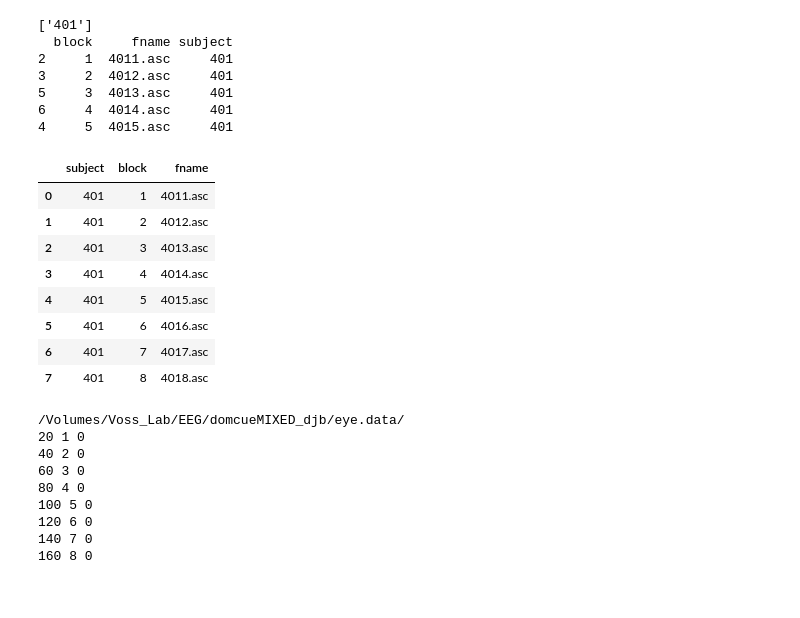
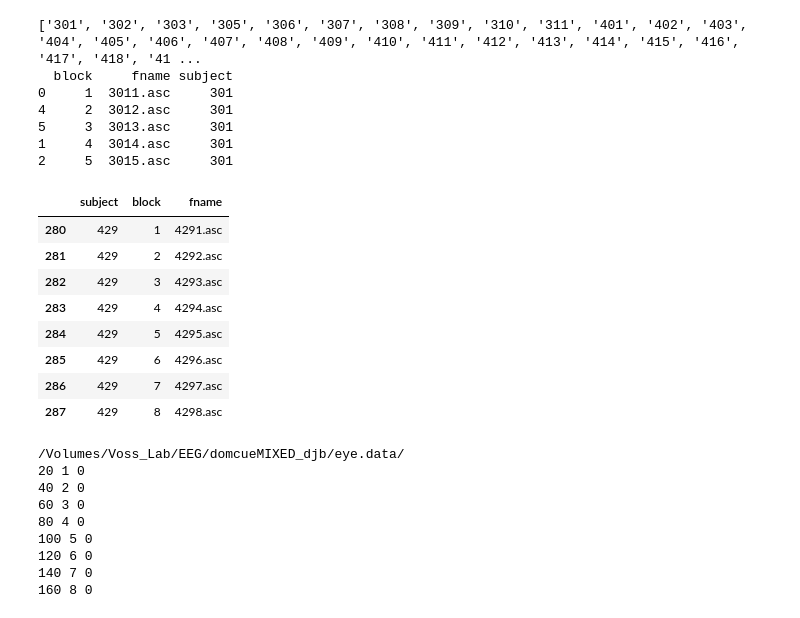
Before and after one commit to donnajobridge/data_visualizations, a Jupyter notebook: domcue/domcue_read_eye_data.ipynb, the cells around one changed output. Cells and saved outputs as stored; diff of their text form; code cells hidden in the pictures.

Commit message:
creating package for domcue eyebehave analysis

```diff
--- a/domcue/domcue_read_eye_data.ipynb
+++ b/domcue/domcue_read_eye_data.ipynb
@@ -4,10 +4,23 @@ import numpy as np
 import seaborn as sns
 import matplotlib.pyplot as plt
 from pathlib import *
+# %%
+
+behavestring = '/Volumes/Voss_Lab/EEG/domcueMIXED_djb/behave.data/'
+behavepath=Path(behavestring)
+
+def get_subids(behavestring):
+    subfiles="*study"
+    sublist = []
+    for filepathobj in behavepath.glob(subfiles):
+        fname=filepathobj.name
+        sub = fname[:3]
+        sublist.append(sub)
+    sublist.sort()
+    return sublist
+subids = get_subids(behavestring)
 # %%
-sub='401'
-subids = ['401']
-behavestring = '/Volumes/Voss_Lab/EEG/domcueMIXED_djb/behave.data/'
+
 
 def set_behavior_path(sub, behavestring):
     extra='study'
@@ -54,54 +74,55 @@ def apply_adjust_pres_coords(behavearray):
 
 behavearray = apply_adjust_pres_coords(behavearray)
 # %%
+sub='429'
 eyestring = '/Volumes/Voss_Lab/EEG/domcueMIXED_djb/eye.data/'
 eyepath=Path(eyestring)
-
 def parse_eye_filename(pathobject):
     fname=pathobject.name
     parts=fname.split(".")[0]
     subject=parts[:3]
     block=parts[3:4]
     subdict={"subject":subject, "block":block, "fname":fname}
     return subdict
 
 def get_eye_files(subids,eyepath):
     """ returns master dataframe including eye file name, block, phase, subid
     input list of subject strings, Path object pointing to eye files
     """
     print(subids)
     substrings=[s+"*.asc" for s in subids]
     subinfo=[]
     for s in substrings:
         for filepathobj in eyepath.glob(s):
             subdict=parse_eye_filename(filepathobj)
             subinfo.append(subdict)
 
     masterdf=pd.DataFrame(subinfo).sort_values(by=["subject","block"])
     print(masterdf.head())
     masterdf=masterdf[["subject","block","fname"]]
     masterdf.index=range(len(masterdf))
     return masterdf
 
 masterdf = get_eye_files(subids,eyepath)
-masterdf
+eye_sub = masterdf[masterdf['subject']==sub]
+eye_sub
 # %% [output]
-['401']
+['301', '302', '303', '305', '306', '307', '308', '309', '310', '311', '401', '402', '403', '404', '405', '406', '407', '408', '409', '410', '411', '412', '413', '414', '415', '416', '417', '418', '41 ...
   block     fname subject
-2     1  4011.asc     401
-3     2  4012.asc     401
-5     3  4013.asc     401
-6     4  4014.asc     401
-4     5  4015.asc     401
+0     1  3011.asc     301
+4     2  3012.asc     301
+5     3  3013.asc     301
+1     4  3014.asc     301
+2     5  3015.asc     301
 |  | subject | block | fname |
-| 0 | 401 | 1 | 4011.asc |
-| 1 | 401 | 2 | 4012.asc |
-| 2 | 401 | 3 | 4013.asc |
-| 3 | 401 | 4 | 4014.asc |
-| 4 | 401 | 5 | 4015.asc |
-| 5 | 401 | 6 | 4016.asc |
-| 6 | 401 | 7 | 4017.asc |
-| 7 | 401 | 8 | 4018.asc |
+| 280 | 429 | 1 | 4291.asc |
+| 281 | 429 | 2 | 4292.asc |
+| 282 | 429 | 3 | 4293.asc |
+| 283 | 429 | 4 | 4294.asc |
+| 284 | 429 | 5 | 4295.asc |
+| 285 | 429 | 6 | 4296.asc |
+| 286 | 429 | 7 | 4297.asc |
+| 287 | 429 | 8 | 4298.asc |
 # %%
 def parse_eye_events_to_intline(line,extrainfo):
     efixspace=["","",""]
```
Also changed, not shown: parts of 7 cells of this notebook, 5 other files.
